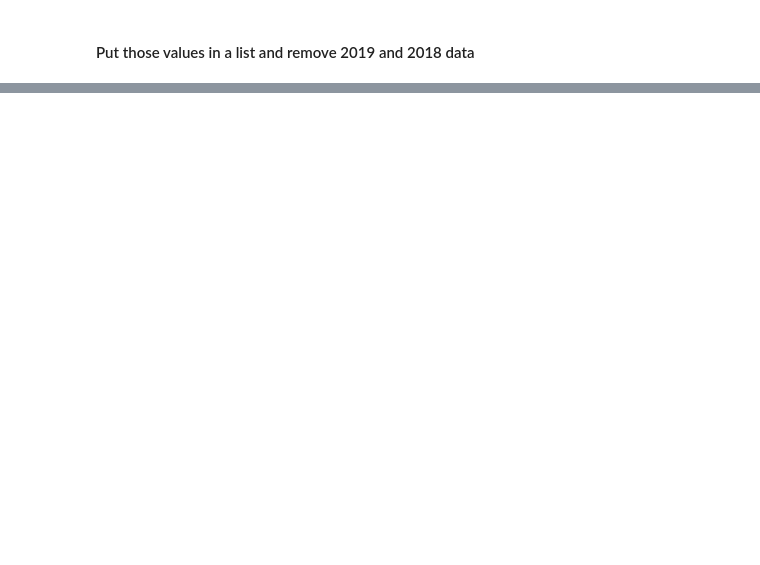
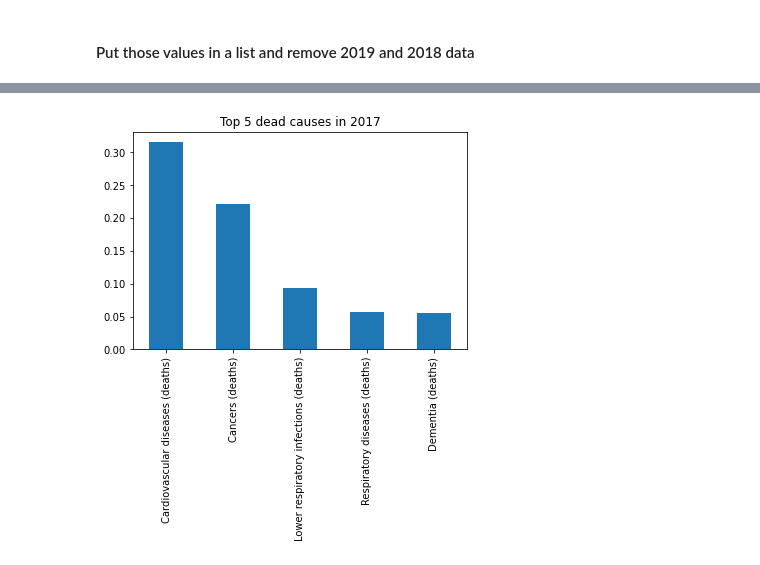
Before and after one commit to Juanarcidiacono/Main-deaths-causes-in-Argentina, a Jupyter notebook: Deads.ipynb, the cells around one changed output, grey strips where cells are left out. Drawn from its saved outputs; the diff is of its cells as text; code cells hidden in the pictures; blank space fills up the shorter version.

```diff
--- a/Deads.ipynb
+++ b/Deads.ipynb
@@ -124,0 +158,7 @@ popList
+# %%
+for year in range(1990,2018):
+    DATA = causesArg_rel.nlargest(5,year)
+    DATA[year]
+    DATA[year].plot(kind='bar',title=f'Top 5 dead causes in {year}')
+# %% [output]
+[figure, added]
```
Also changed, not shown: parts of 18 cells of this notebook.
